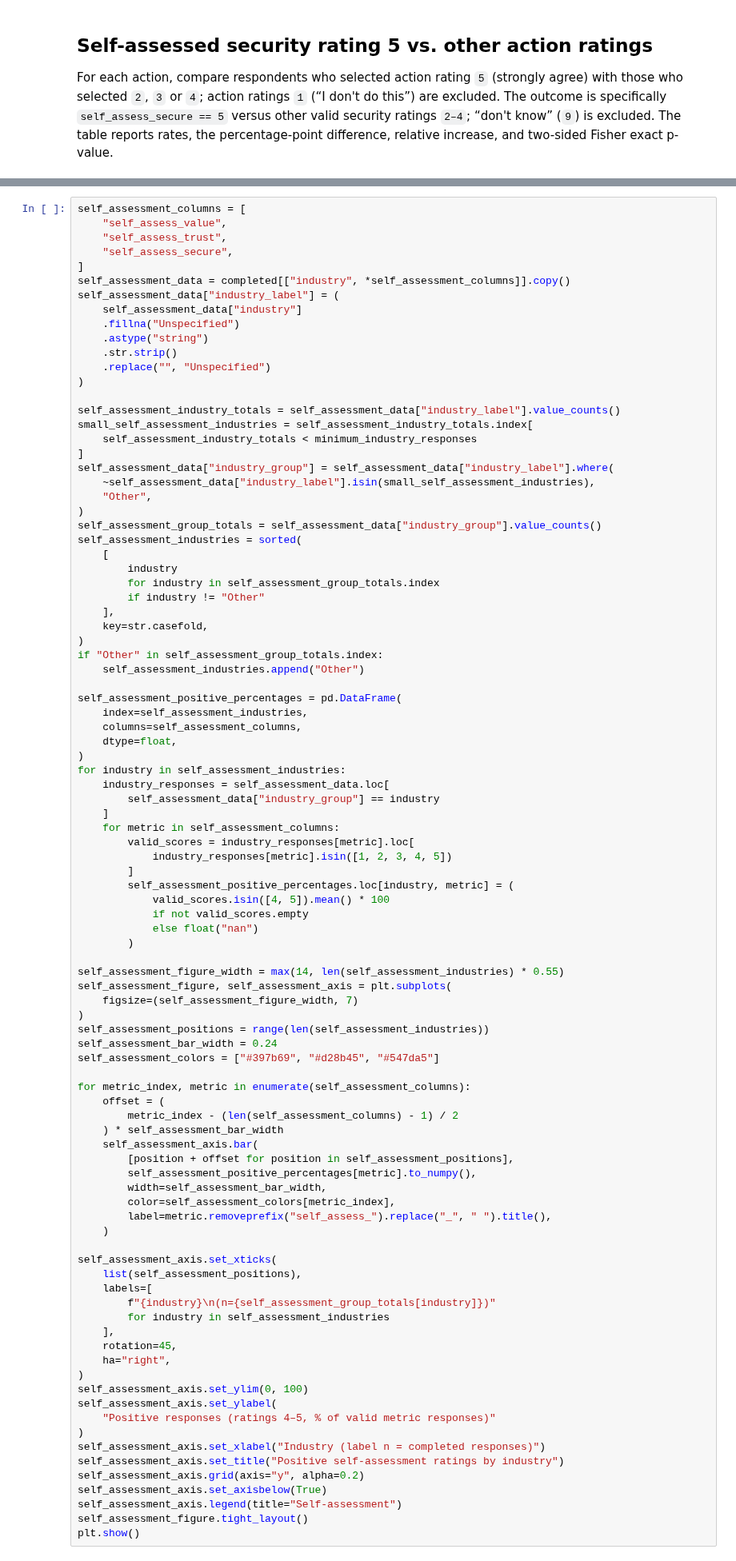
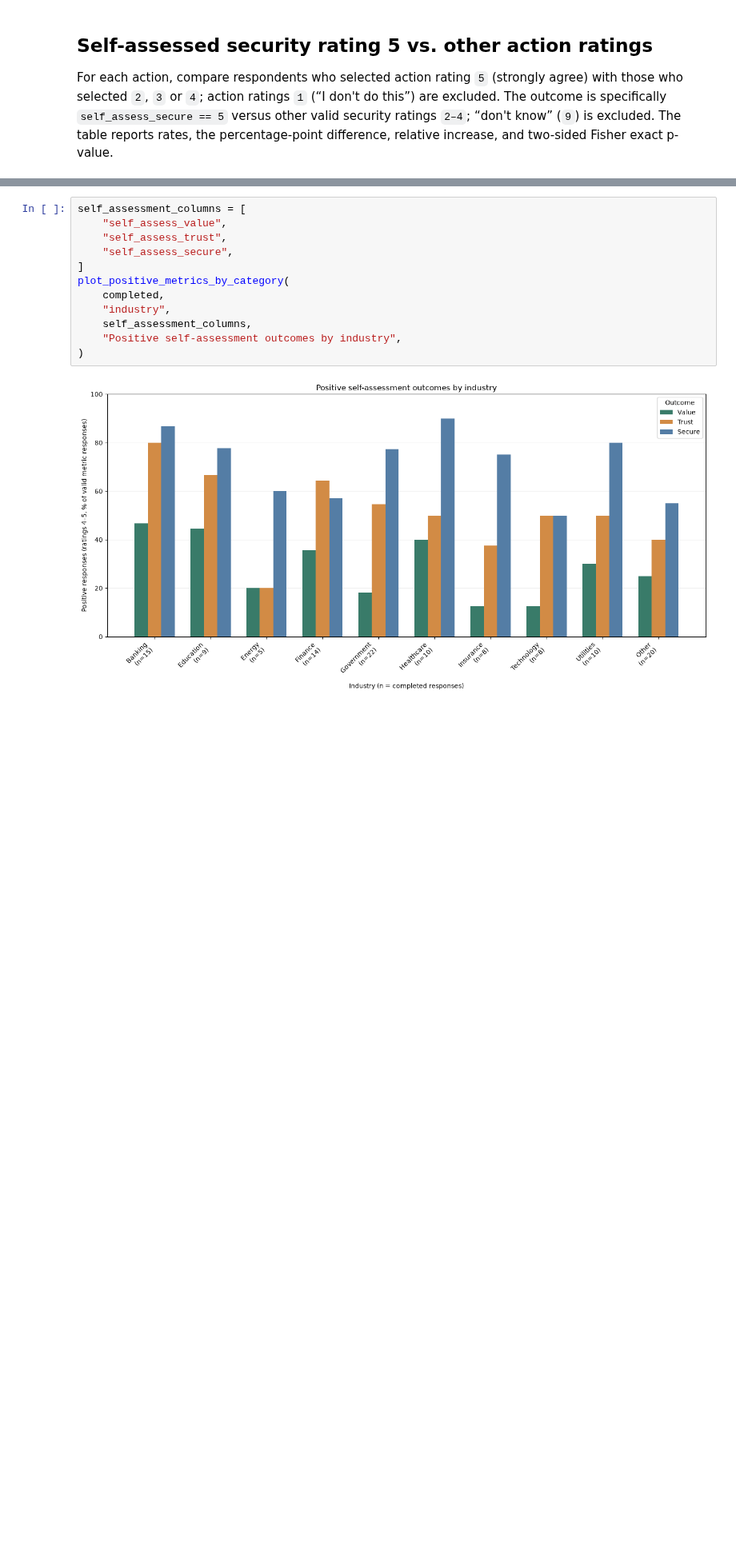
Before and after one commit to Aristotle-Metadata-Enterprises/mast-toolkit-notebooks, a Jupyter notebook: notebooks/dataversity.ipynb, the cells around one changed output, grey strips where cells are left out. Shown at 80% size. Drawn from its saved outputs; the diff is of its cells as text; blank space fills up the shorter version.

```diff
--- a/notebooks/dataversity.ipynb
+++ b/notebooks/dataversity.ipynb
@@ -756,94 +654,14 @@ Grouped bars show the percentage of valid self-assessment responses rated positi
 # %%
 self_assessment_columns = [
     "self_assess_value",
     "self_assess_trust",
     "self_assess_secure",
 ]
-self_assessment_data = completed[["industry", *self_assessment_columns]].copy()
-self_assessment_data["industry_label"] = (
-    self_assessment_data["industry"]
-    .fillna("Unspecified")
-    .astype("string")
-    .str.strip()
-    .replace("", "Unspecified")
+plot_positive_metrics_by_category(
+    completed,
+    "industry",
+    self_assessment_columns,
+    "Positive self-assessment outcomes by industry",
 )
-
-self_assessment_industry_totals = self_assessment_data["industry_label"].value_counts()
-small_self_assessment_industries = self_assessment_industry_totals.index[
-    self_assessment_industry_totals < minimum_industry_responses
-]
-self_assessment_data["industry_group"] = self_assessment_data["industry_label"].where(
-    ~self_assessment_data["industry_label"].isin(small_self_assessment_industries),
-    "Other",
-)
-self_assessment_group_totals = self_assessment_data["industry_group"].value_counts()
-self_assessment_industries = sorted(
-    [
-        industry
-        for industry in self_assessment_group_totals.index
-        if industry != "Other"
-    ],
-    key=str.casefold,
-)
-if "Other" in self_assessment_group_totals.index:
-    self_assessment_industries.append("Other")
-
-self_assessment_positive_percentages = pd.DataFrame(
-    index=self_assessment_industries,
-    columns=self_assessment_columns,
-    dtype=float,
-)
-for industry in self_assessment_industries:
-    industry_responses = self_assessment_data.loc[
-        self_assessment_data["industry_group"] == industry
-    ]
-    for metric in self_assessment_columns:
-        valid_scores = industry_responses[metric].loc[
-            industry_responses[metric].isin([1, 2, 3, 4, 5])
-        ]
-        self_assessment_positive_percentages.loc[industry, metric] = (
-            valid_scores.isin([4, 5]).mean() * 100
-            if not valid_scores.empty
-            else float("nan")
-        )
-
-self_assessment_figure_width = max(14, len(self_assessment_industries) * 0.55)
-self_assessment_figure, self_assessment_axis = plt.subplots(
-    figsize=(self_assessment_figure_width, 7)
-)
-self_assessment_positions = range(len(self_assessment_industries))
-self_assessment_bar_width = 0.24
-self_assessment_colors = ["#397b69", "#d28b45", "#547da5"]
-
-for metric_index, metric in enumerate(self_assessment_columns):
-    offset = (
-        metric_index - (len(self_assessment_columns) - 1) / 2
-    ) * self_assessment_bar_width
-    self_assessment_axis.bar(
-        [position + offset for position in self_assessment_positions],
-        self_assessment_positive_percentages[metric].to_numpy(),
-        width=self_assessment_bar_width,
-        color=self_assessment_colors[metric_index],
-        label=metric.removeprefix("self_assess_").replace("_", " ").title(),
-    )
-
-self_assessment_axis.set_xticks(
-    list(self_assessment_positions),
-    labels=[
-        f"{industry}\n(n={self_assessment_group_totals[industry]})"
-        for industry in self_assessment_industries
-    ],
-    rotation=45,
-    ha="right",
-)
-self_assessment_axis.set_ylim(0, 100)
-self_assessment_axis.set_ylabel(
-    "Positive responses (ratings 4–5, % of valid metric responses)"
-)
-self_assessment_axis.set_xlabel("Industry (label n = completed responses)")
-self_assessment_axis.set_title("Positive self-assessment ratings by industry")
-self_assessment_axis.grid(axis="y", alpha=0.2)
-self_assessment_axis.set_axisbelow(True)
-self_assessment_axis.legend(title="Self-assessment")
-self_assessment_figure.tight_layout()
-plt.show()
+# %% [output]
+[figure, added]
```
Also changed, not shown: parts of 10 cells of this notebook, 1 other file.
